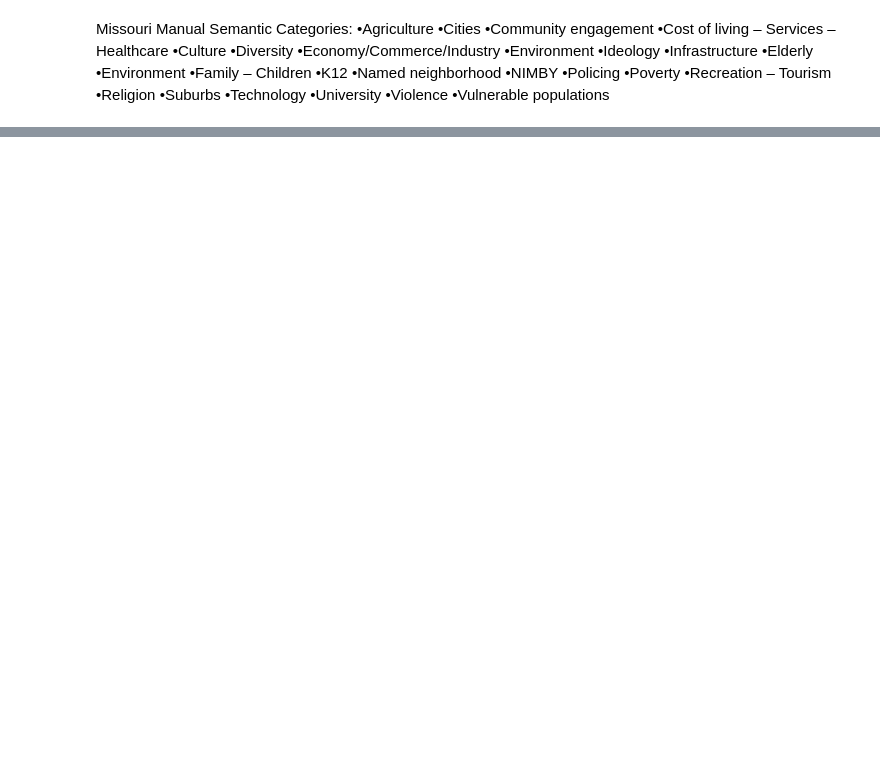
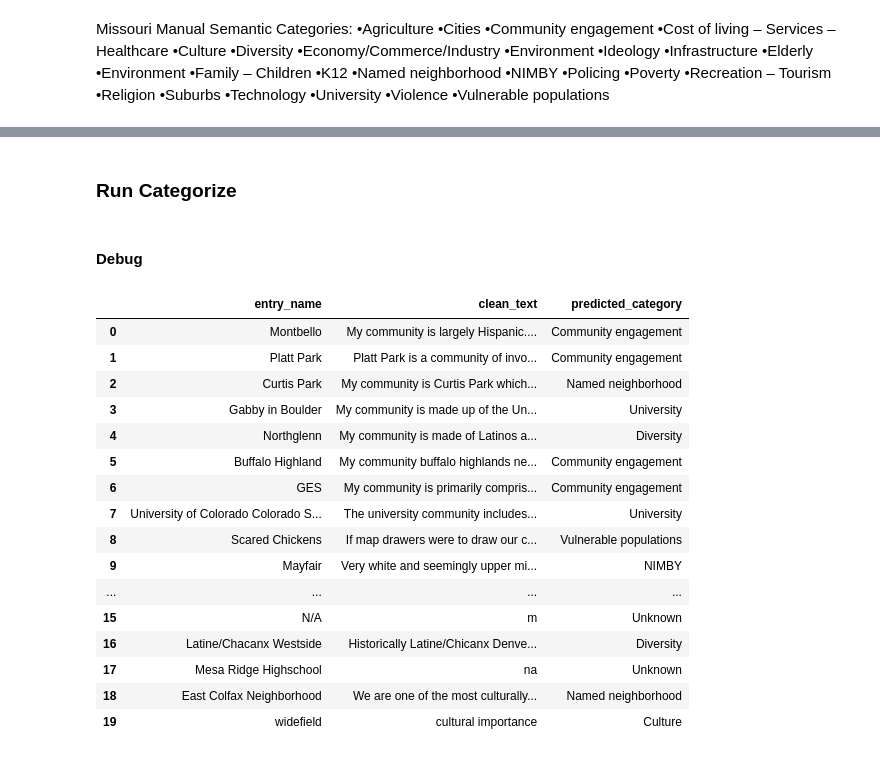
Before and after one commit to jevonlipsey/coi-preservation-project, a Jupyter notebook: co/nlp_categorize.ipynb, the cells around one changed output, grey strips where cells are left out. Cells and saved outputs as stored; diff of their text form; code cells hidden in the pictures; blank space fills up the shorter version.

```diff
--- a/co/nlp_categorize.ipynb
+++ b/co/nlp_categorize.ipynb
@@ -87,0 +75,48 @@ Warning: You are sending unauthenticated requests to the HF Hub. Please set a HF
+# %% [markdown]
+### Run Categorize
+# %%
+# open as json
+with open("data/Colorado_communities.geojson", "r") as f:
+    data = json.load(f)
+features = data['features']
+df_communities = pd.DataFrame([f['properties'] for f in features])
+
+
+def prepare_text(row):
+    # combine testimony fields
+    fields = ['cultural_interests', 'economic_interests', 'comm_activities', 'other_considerations']
+    combined = " ".join([str(row.get(f, "")) for f in fields])
+    return " ".join(combined.split()) # Clean whitespace
+
+# get all testimonies, then categorize
+df_communities['clean_text'] = df_communities.apply(prepare_text, axis=1)
+df_communities['predicted_category'] = df_communities['clean_text'].apply(categorize_comment)
+
+# back to geojson for plotting
+for i, feature in enumerate(data['features']):
+    feature['properties']['predicted_category'] = df_communities.iloc[i]['predicted_category']
+
+with open("Colorado_communities_labeled.geojson", "w") as f:
+    json.dump(data, f)
+# %% [markdown]
+#### Debug
+# %%
+df_communities[['entry_name', 'clean_text','predicted_category']].head(20)
+# %% [output]
+|  | entry_name | clean_text | predicted_category |
+| 0 | Montbello | My community is largely Hispanic.... | Community engagement |
+| 1 | Platt Park | Platt Park is a community of invo... | Community engagement |
+| 2 | Curtis Park | My community is Curtis Park which... | Named neighborhood |
+| 3 | Gabby in Boulder | My community is made up of the Un... | University |
+| 4 | Northglenn | My community is made of Latinos a... | Diversity |
+| 5 | Buffalo Highland | My community buffalo highlands ne... | Community engagement |
+| 6 | GES | My community is primarily compris... | Community engagement |
+| 7 | University of Colorado Colorado S... | The university community includes... | University |
+| 8 | Scared Chickens | If map drawers were to draw our c... | Vulnerable populations |
+| 9 | Mayfair | Very white and seemingly upper mi... | NIMBY |
+| ... | ... | ... | ... |
+| 15 | N/A | m | Unknown |
+| 16 | Latine/Chacanx Westside | Historically Latine/Chicanx Denve... | Diversity |
+| 17 | Mesa Ridge Highschool | na | Unknown |
+| 18 | East Colfax Neighborhood | We are one of the most culturally... | Named neighborhood |
+| 19 | widefield | cultural importance | Culture |
```
Also changed, not shown: parts of 9 cells of this notebook, 3 other files.
